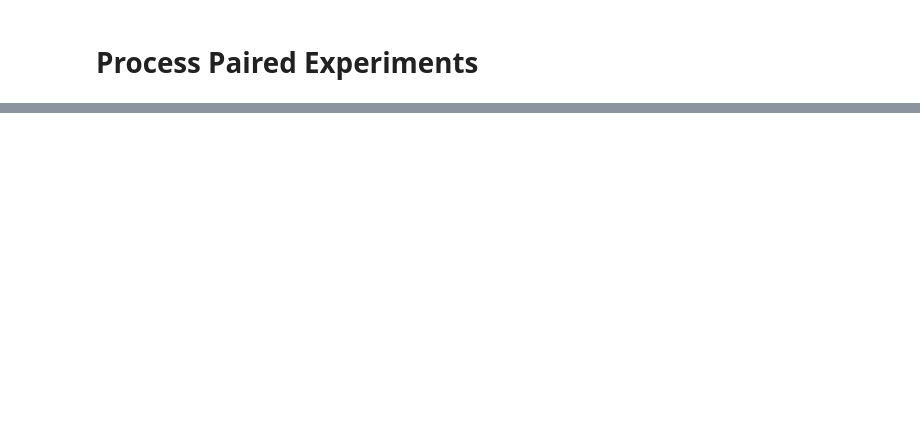
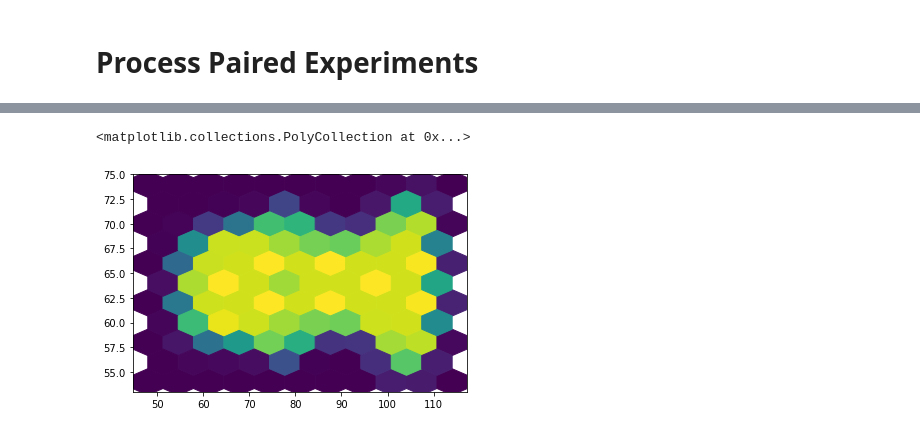
Before and after one commit to ApfeldLab/pharynx_redox, a Jupyter notebook: python/notebooks/Untitled1.ipynb, the cells around one changed output, grey strips where cells are left out. Cells and saved outputs as stored; diff of their text form; code cells hidden in the pictures; blank space fills up the shorter version.

```diff
--- a/python/notebooks/Untitled1.ipynb
+++ b/python/notebooks/Untitled1.ipynb
@@ -55,0 +45,33 @@ regions_all.to_csv('/Users/sean/Desktop/all_exp_regions.csv', index=False)
+# %%
+from skimage.measure import regionprops, label
+from numpy.polynomial import Polynomial
+
+# i = i + 1
+xs, ys = [], []
+for i in range(seg_0_rot.shape[0]):
+    coords = regionprops(label(seg_0_rot[i]))[0].coords
+    xs.append(coords[:, 1])
+    ys.append(coords[:, 0])
+
+xs = np.concatenate(xs)
+ys = np.concatenate(ys)
+
+c = []
+w = []
+for j in range(coords.shape[0]):
+    c.append(fl0_rot[i][coords[j,0], coords[j, 1]])
+    w.append(ndi.gaussian_filter(fl0_rot[i], sigma=5)[coords[j,0], coords[j, 1]])
+c = np.asarray(c)
+
+# plt.figure(figsize=(20,10))
+plt.hexbin(xs, ys, gridsize=10)
+# wmid = Polynomial.fit(xs, ys, 4, w=w)
+# cmid = Polynomial.fit(xs, ys, 4, w=c)
+# mid = Polynomial.fit(xs, ys, 4)
+# plt.plot(*wmid.linspace(), color='r', label='blur weighted')
+# plt.plot(*cmid.linspace(), color='k', label='weighted')
+# plt.plot(*mid.linspace(), color='green', label='unweighted')
+# plt.legend()
+# %% [output]
+<matplotlib.collections.PolyCollection at 0x...>
+[figure, added]
```
Also changed, not shown: parts of 9 cells of this notebook, 19 other files.
